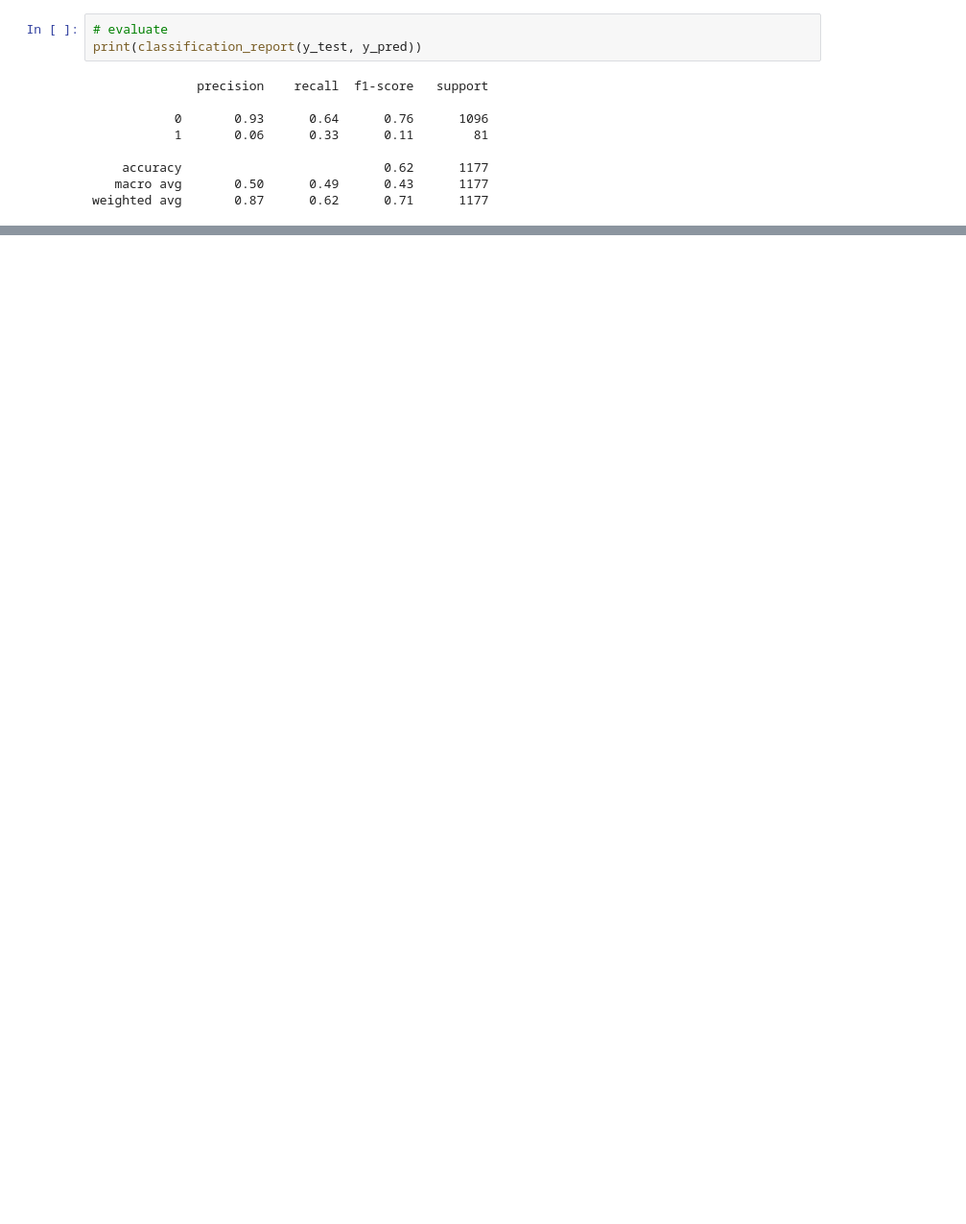
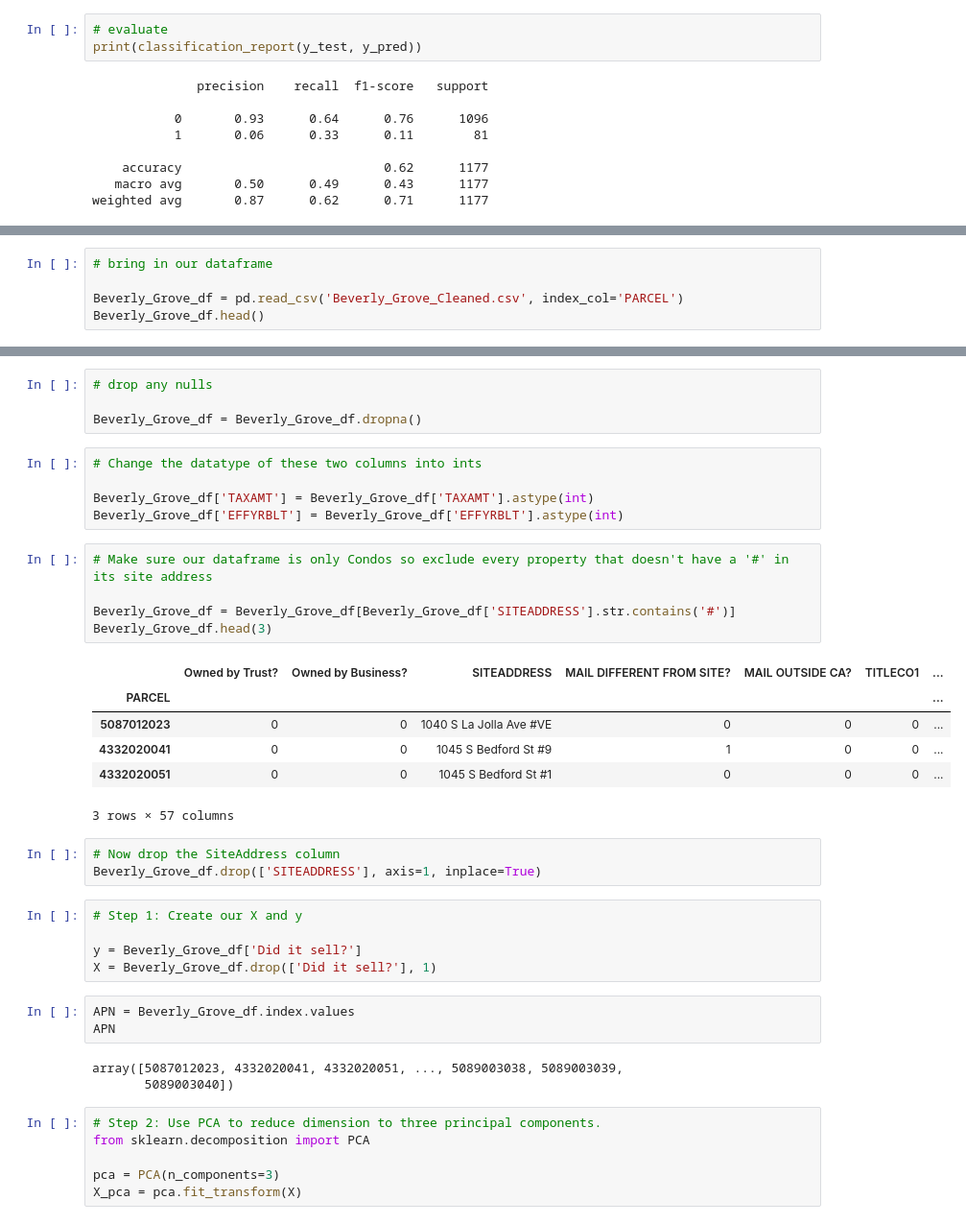
Before and after one commit to mhorstman/Final_Project_Team_1, a Jupyter notebook: Beverly_Grove_Supervised_Learning.ipynb, the cells around one changed output, grey strips where cells are left out. Shown: that part at 96% size. Cells and saved outputs as stored; diff of their text form; blank space fills up the shorter version.

```diff
--- a/Beverly_Grove_Supervised_Learning.ipynb
+++ b/Beverly_Grove_Supervised_Learning.ipynb
@@ -1279,0 +1714,5 @@ weighted avg       0.87      0.62      0.71      1177
+# %%
+# bring in our dataframe
+
+Beverly_Grove_df = pd.read_csv('Beverly_Grove_Cleaned.csv', index_col='PARCEL')
+Beverly_Grove_df.head()
@@ -1279,0 +1728,41 @@ weighted avg       0.87      0.62      0.71      1177
+# %%
+# drop any nulls
+
+Beverly_Grove_df = Beverly_Grove_df.dropna()
+# %%
+# Change the datatype of these two columns into ints
+
+Beverly_Grove_df['TAXAMT'] = Beverly_Grove_df['TAXAMT'].astype(int)
+Beverly_Grove_df['EFFYRBLT'] = Beverly_Grove_df['EFFYRBLT'].astype(int)
+# %%
+# Make sure our dataframe is only Condos so exclude every property that doesn't have a '#' in its site address
+
+Beverly_Grove_df = Beverly_Grove_df[Beverly_Grove_df['SITEADDRESS'].str.contains('#')]
+Beverly_Grove_df.head(3)
+# %% [output]
+|  | Owned by Trust? | Owned by Business? | SITEADDRESS | MAIL DIFFERENT FROM SITE? | MAIL OUTSIDE CA? | TITLECO1 | ... |
+| PARCEL |  |  |  |  |  |  | ... |
+| 5087012023 | 0 | 0 | 1040 S La Jolla Ave #VE | 0 | 0 | 0 | ... |
+| 4332020041 | 0 | 0 | 1045 S Bedford St #9 | 1 | 0 | 0 | ... |
+| 4332020051 | 0 | 0 | 1045 S Bedford St #1 | 0 | 0 | 0 | ... |
+3 rows × 57 columns
+# %%
+# Now drop the SiteAddress column
+Beverly_Grove_df.drop(['SITEADDRESS'], axis=1, inplace=True)
+# %%
+# Step 1: Create our X and y
+
+y = Beverly_Grove_df['Did it sell?']
+X = Beverly_Grove_df.drop(['Did it sell?'], 1)
+# %%
+APN = Beverly_Grove_df.index.values
+APN
+# %% [output]
+array([5087012023, 4332020041, 4332020051, ..., 5089003038, 5089003039,
+       5089003040])
+# %%
+# Step 2: Use PCA to reduce dimension to three principal components.
+from sklearn.decomposition import PCA
+
+pca = PCA(n_components=3)
+X_pca = pca.fit_transform(X)
```
Also changed, not shown: parts of 95 cells of this notebook.
